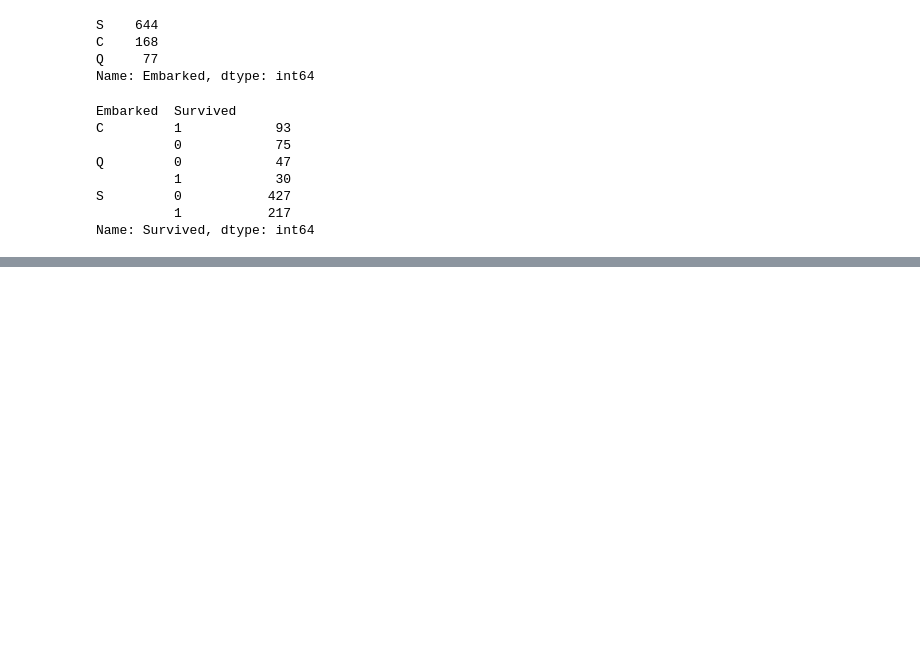
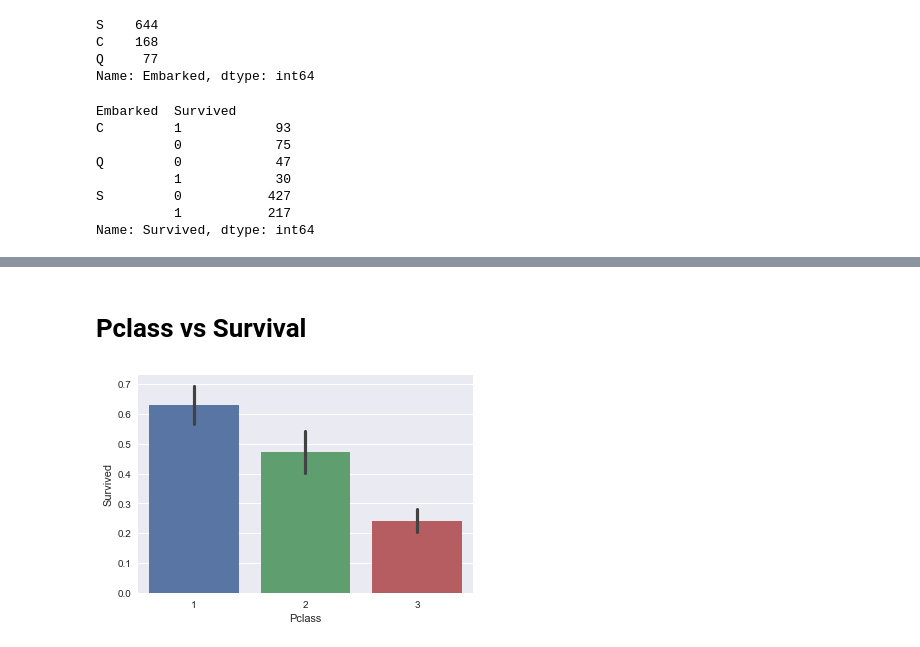
Before and after one commit to Gurjeetkaur31/Titanic_Survival, a Jupyter notebook: Titanic_Survival.ipynb, the cells around one changed output, grey strips where cells are left out. Drawn from its saved outputs; the diff is of its cells as text; code cells hidden in the pictures; blank space fills up the shorter version.

```diff
--- a/Titanic_Survival.ipynb
+++ b/Titanic_Survival.ipynb
@@ -384,0 +414,7 @@ Name: Survived, dtype: int64
+# %% [markdown]
+# Pclass vs Survival
+# %%
+sns.barplot(x='Pclass', y='Survived', data=df)
+sns.despine()
+# %% [output]
+[figure, added]
```
Also changed, not shown: parts of 35 cells of this notebook.
